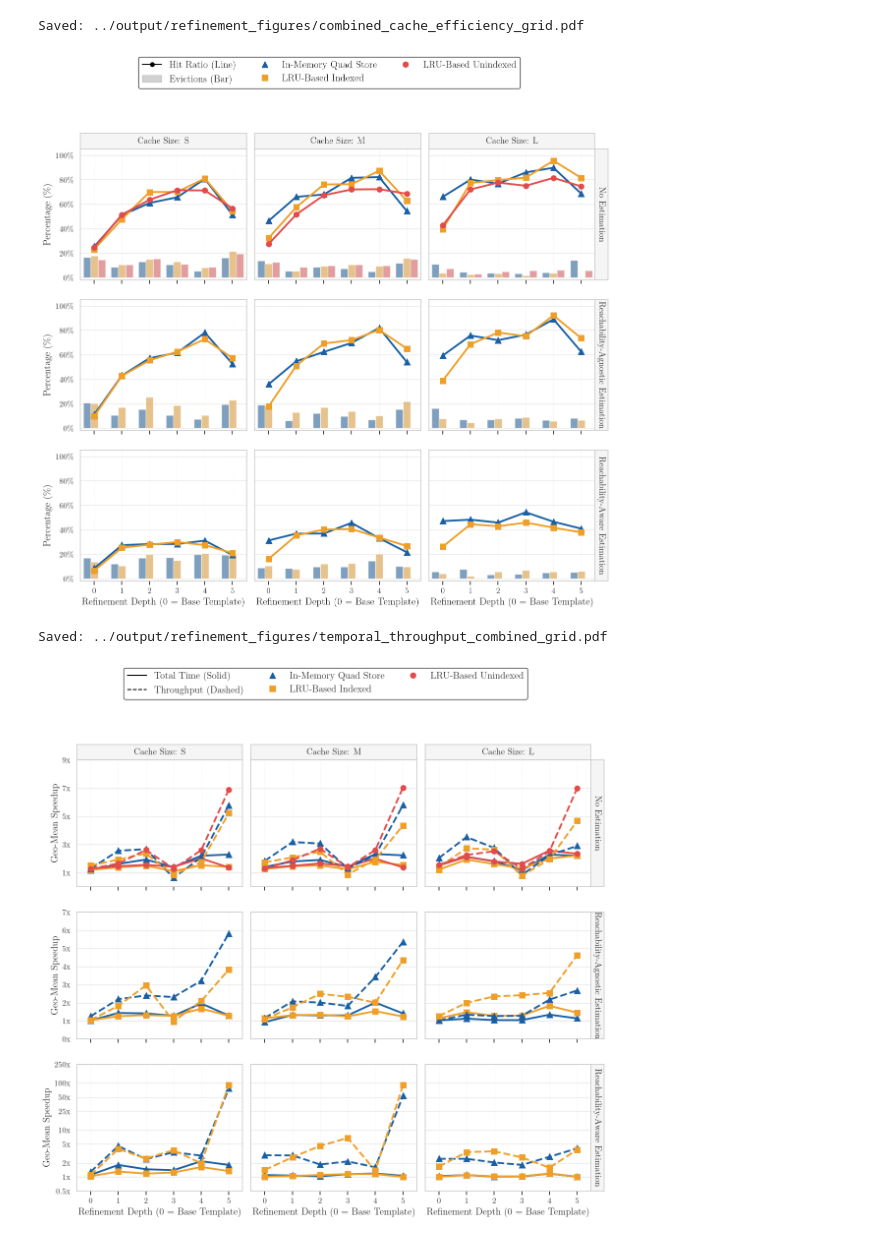
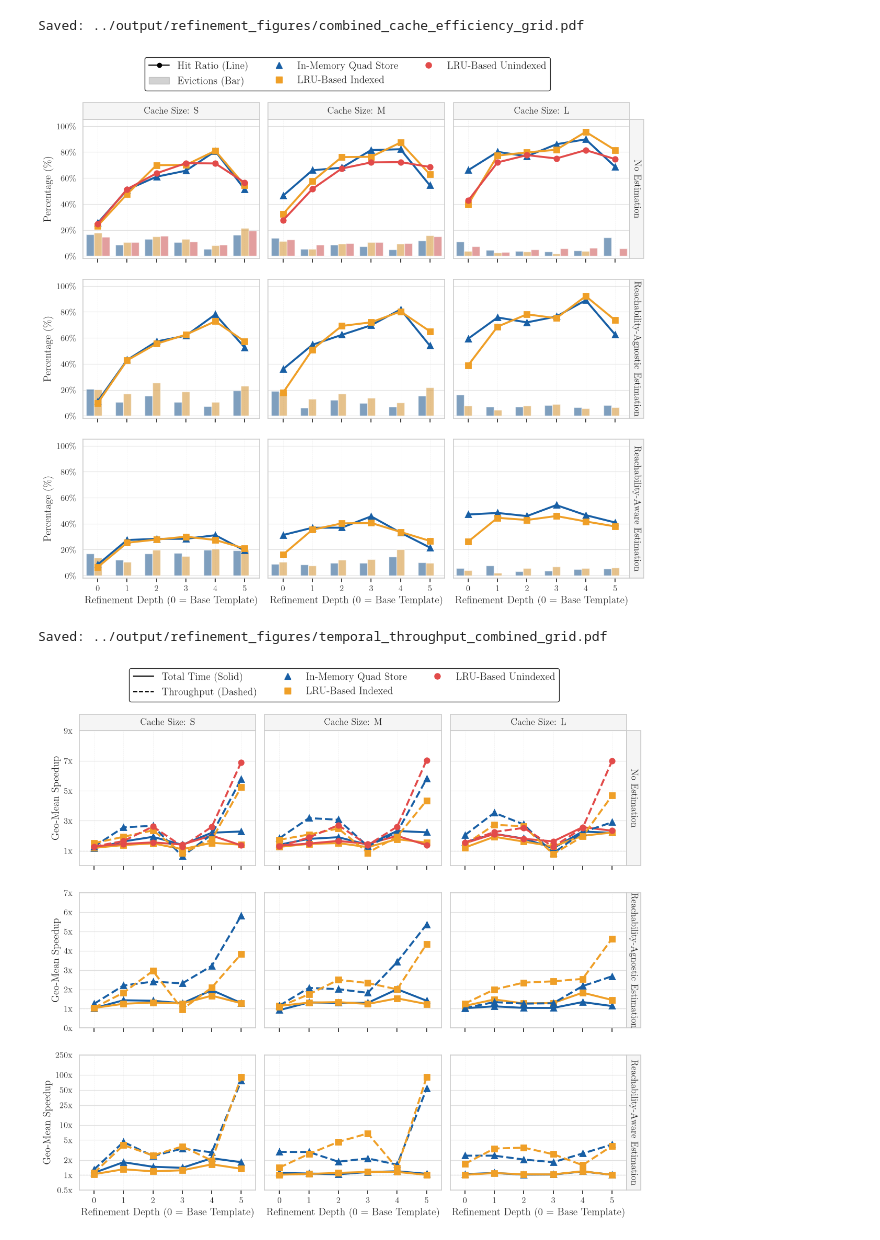
Before and after one commit to RubenEschauzier/process-raw-caching-jbr-output, a Jupyter notebook: src/data_analysis_refinement_patterns_depth.ipynb, the cells around one changed output. Cells and saved outputs as stored; diff of their text form; code cells hidden in the pictures.

```diff
--- a/src/data_analysis_refinement_patterns_depth.ipynb
+++ b/src/data_analysis_refinement_patterns_depth.ipynb
@@ -28,6 +28,20 @@ ALGORITHM_MARKERS = {
     'In-Memory Quad Store': '^',  # Triangle
     'Disk-Based Quad Store': 'D'  # Diamond
 }
+
+rc_params = {
+    "text.usetex": True,
+    "font.family": "serif",
+    "font.serif": ["Computer Modern Roman"],
+    "font.size": 12,
+    "axes.labelsize": 12,
+    "xtick.labelsize": 10,
+    "ytick.labelsize": 10,
+    "legend.fontsize": 12,
+    "axes.edgecolor": "#CCCCCC",
+    "axes.linewidth": 1.2
+}
+sns.set_theme(style="whitegrid", rc=rc_params)
 
 def safe_gmean(x):
     """Calculates geometric mean, ignoring NaNs and non-positive values."""
@@ -343,8 +357,9 @@ def plot_refinement_cache_metrics(df, save_path="."):
                           linestyle='', markersize=8, label=alg)
         )
 
+    # Pulled legend tightly against the top of the facets using bbox_to_anchor Y=0.92
     fig.legend(handles=custom_handles,
-               loc='lower center', bbox_to_anchor=(0.5, 0.98),
+               loc='lower center', bbox_to_anchor=(0.5, 0.92),
                ncol=3, frameon=True, edgecolor='black')
 
     save_target = os.path.join(save_path, "combined_cache_efficiency_grid.pdf")
@@ -510,8 +525,9 @@ def plot_temporal_throughput_line(df, save_path=".", log_scale_groups=None, max_
                           linestyle='', markersize=8, label=alg)
         )
 
+    # Pulled legend tightly against the top of the facets using bbox_to_anchor Y=0.92
     fig.legend(handles=custom_handles,
-               loc='lower center', bbox_to_anchor=(0.5, 0.98),
+               loc='lower center', bbox_to_anchor=(0.5, 0.92),
                ncol=3, frameon=True, edgecolor='black')
 
     save_target = os.path.join(save_path, f"temporal_throughput_combined_grid.pdf")
@@ -565,36 +581,36 @@ if __name__ == "__main__":
 
     all_caches = [
         raw_data_unindexed_s, raw_data_unindexed_m, raw_data_unindexed_l,
         raw_data_index_s, raw_data_index_m, raw_data_index_l,
         raw_data_index_e_s, raw_data_index_e_m, raw_data_index_e_l,
         raw_data_index_e_o_s, raw_data_index_e_o_m, raw_data_index_e_o_l,
         raw_data_store_s, raw_data_store_m, raw_data_store_l,
         raw_data_store_e_s, raw_data_store_e_m, raw_data_store_e_l,
         raw_data_store_e_o_s, raw_data_store_e_o_m, raw_data_store_e_o_l,
         # raw_data_disk_s, raw_data_disk_m, raw_data_disk_l,
         # raw_data_disk_e_s, raw_data_disk_e_m, raw_data_disk_e_l,
         # raw_data_disk_e_o_s, raw_data_disk_e_o_m, raw_data_disk_e_o_l
     ]
 
     location_default = [os.path.join(data_dir, "query-results-raw-default.json")]
     df_final = investigate_refinement_patterns(location_default, all_caches)
 
     plot_refinement_cache_metrics(
         df_final,
         "../output/refinement_figures"
     )
 
     plot_temporal_throughput_line(
         df_final,
         "../output/refinement_figures",
         log_scale_groups=["Reachability-Aware Estimation"],
         max_y_cap=20.0
     )
 # %% [output]
 Saved: ../output/refinement_figures/combined_cache_efficiency_grid.pdf
-[figure, old version]
+[figure, new version]
 Saved: ../output/refinement_figures/temporal_throughput_combined_grid.pdf
-[figure, old version]
+[figure, new version]
 # %%
 import os
 import pandas as pd
```
Also changed, not shown: 2 other files.
